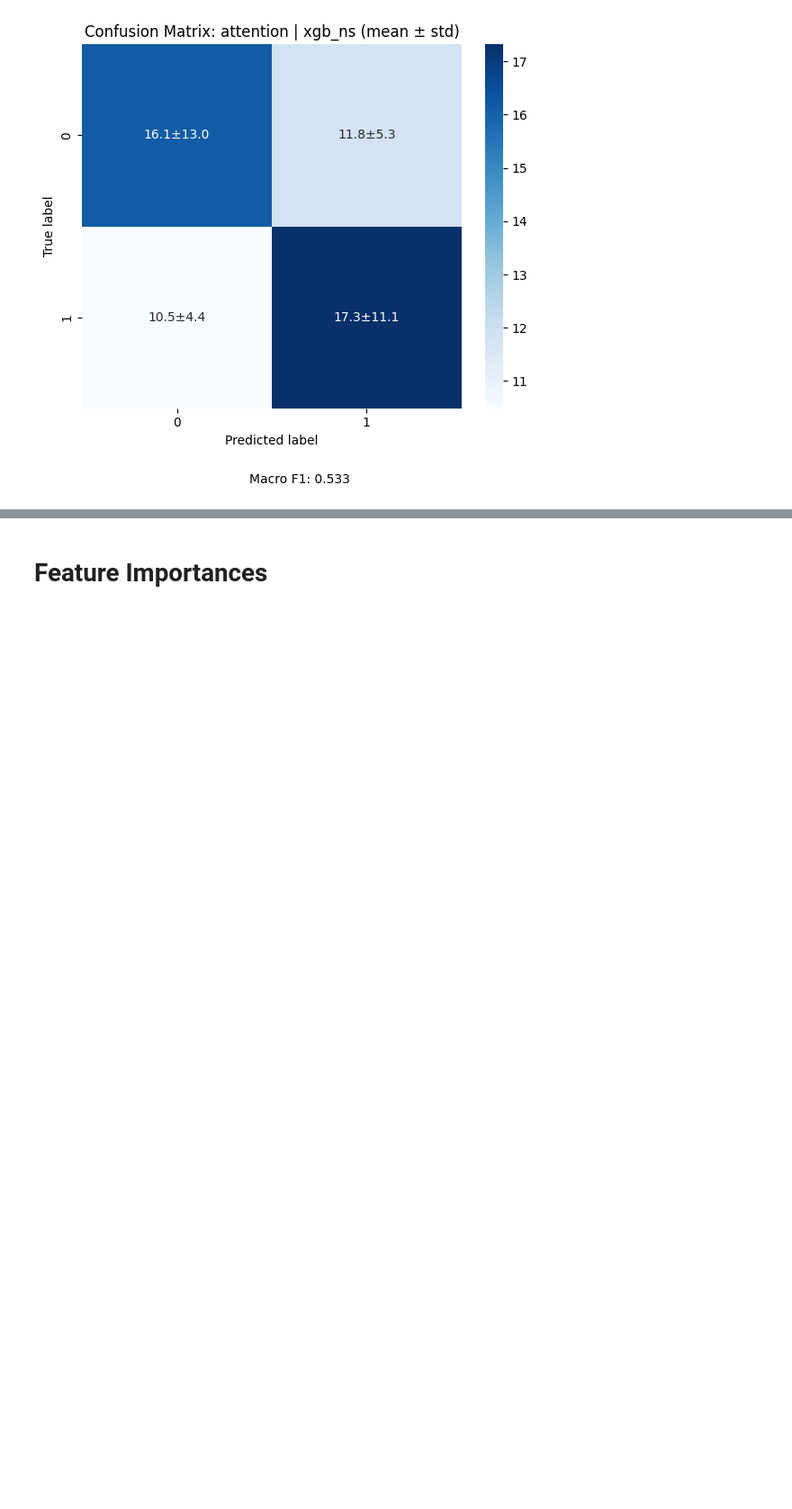
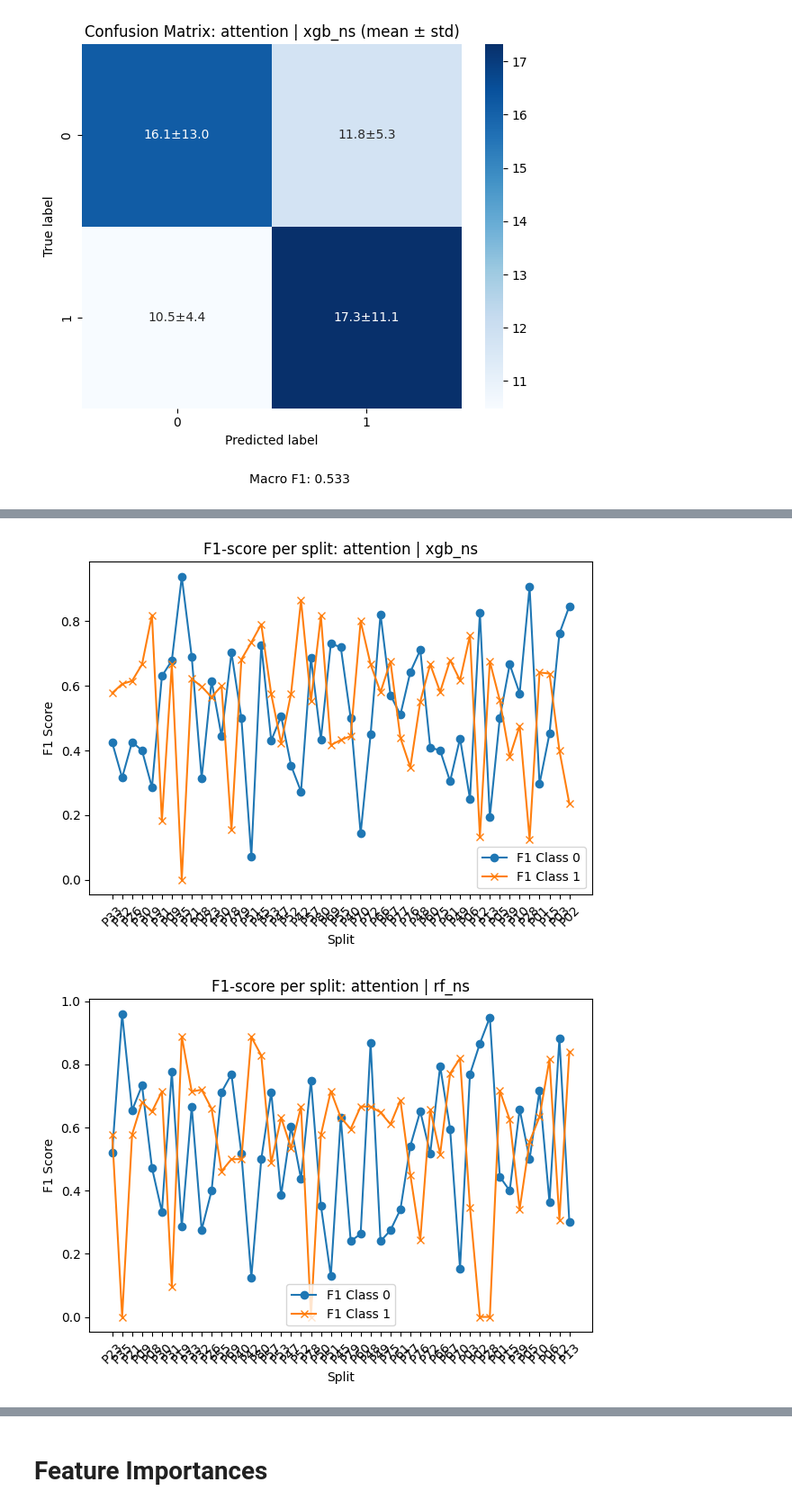
Before and after one commit to moovingsloth/wearable-attention-fatigue, a Jupyter notebook: base_final.ipynb, the cells around one changed output, grey strips where cells are left out. Shown at 90% size. Cells and saved outputs as stored; diff of their text form; code cells hidden in the pictures; blank space fills up the shorter version.

```diff
--- a/base_final.ipynb
+++ b/base_final.ipynb
@@ -1780,0 +1839,22 @@ for idx in mean_cm_df.index:
+# %%
+def plot_f1_per_split(results_eval, label, alg):
+    df = results_eval[(results_eval['label'] == label) & (results_eval['alg'] == alg)]
+    f1_0 = df['test_f1_0']
+    f1_1 = df['test_f1_1']
+    splits = df['split']
+
+    plt.plot(splits, f1_0, label='F1 Class 0', marker='o')
+    plt.plot(splits, f1_1, label='F1 Class 1', marker='x')
+    plt.xticks(rotation=45)
+    plt.xlabel('Split')
+    plt.ylabel('F1 Score')
+    plt.title(f'F1-score per split: {label} | {alg}')
+    plt.legend()
+    plt.tight_layout()
+    plt.show()
+
+plot_f1_per_split(RESULTS_EVAL, label='attention', alg='xgb_ns')
+plot_f1_per_split(RESULTS_EVAL, label='attention', alg='rf_ns')
+# %% [output]
+[figure, added]
+[figure, added]
```
Also changed, not shown: parts of 8 cells of this notebook.
